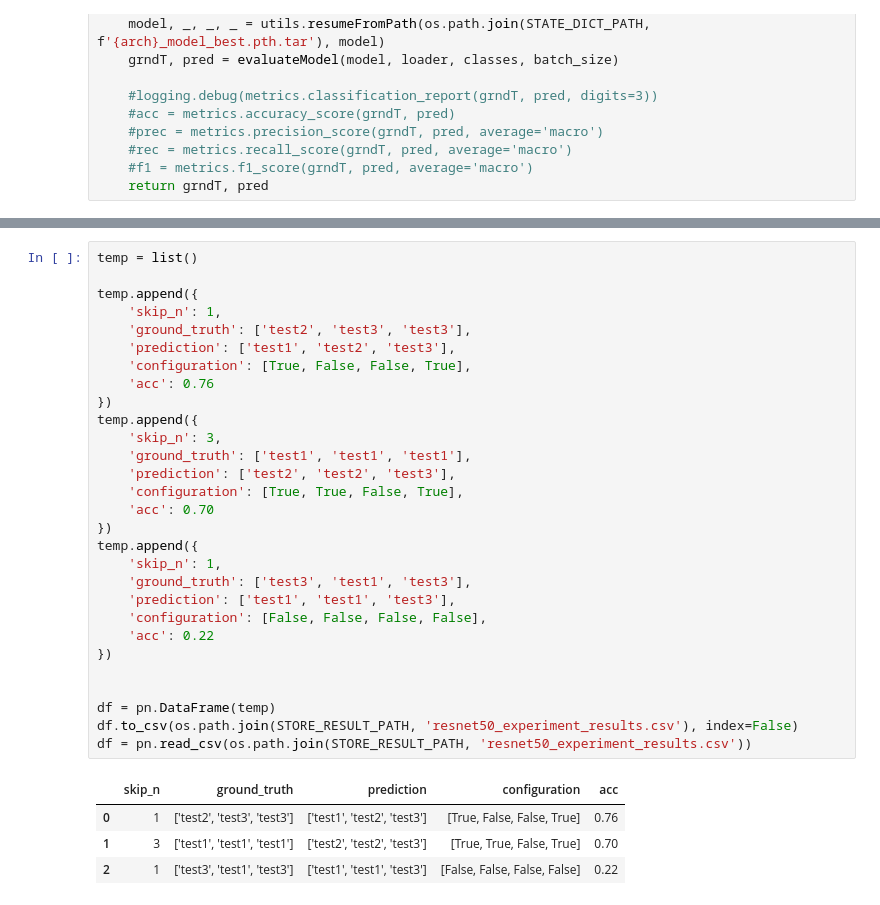
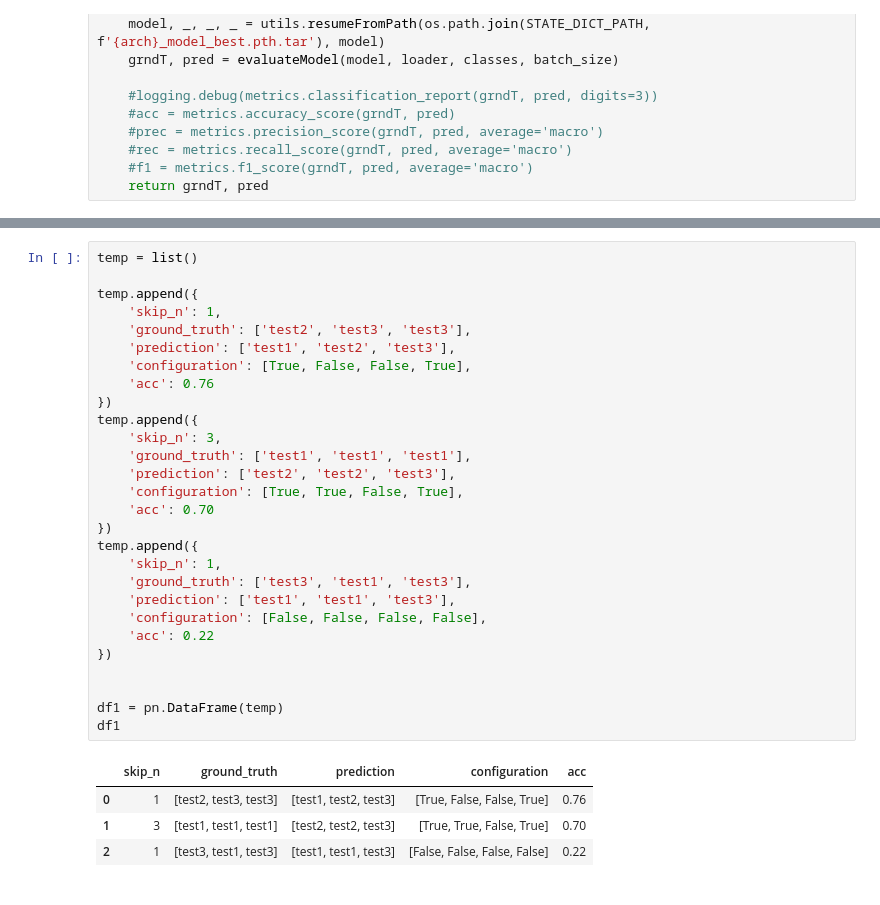
Before and after one commit to a-luengen/anytimeDnn, a Jupyter notebook: experiments/test.ipynb, the cells around one changed output, grey strips where cells are left out. Drawn from its saved outputs; the diff is of its cells as text.

```diff
--- a/experiments/test.ipynb
+++ b/experiments/test.ipynb
@@ -115,34 +100,33 @@ KeyboardInterrupt:
 # %%
 temp = list()
 
 temp.append({
     'skip_n': 1,
     'ground_truth': ['test2', 'test3', 'test3'],
     'prediction': ['test1', 'test2', 'test3'],
     'configuration': [True, False, False, True],
     'acc': 0.76
 })
 temp.append({
     'skip_n': 3,
     'ground_truth': ['test1', 'test1', 'test1'],
     'prediction': ['test2', 'test2', 'test3'],
     'configuration': [True, True, False, True],
     'acc': 0.70
 })
 temp.append({
     'skip_n': 1,
     'ground_truth': ['test3', 'test1', 'test3'],
     'prediction': ['test1', 'test1', 'test3'],
     'configuration': [False, False, False, False],
     'acc': 0.22
 })
 
 
-df = pn.DataFrame(temp)
-df.to_csv(os.path.join(STORE_RESULT_PATH, 'resnet50_experiment_results.csv'), index=False)
-df = pn.read_csv(os.path.join(STORE_RESULT_PATH, 'resnet50_experiment_results.csv'))
+df1 = pn.DataFrame(temp)
+df1
 # %% [output]
 |  | skip_n | ground_truth | prediction | configuration | acc |
-| 0 | 1 | ['test2', 'test3', 'test3'] | ['test1', 'test2', 'test3'] | [True, False, False, True] | 0.76 |
-| 1 | 3 | ['test1', 'test1', 'test1'] | ['test2', 'test2', 'test3'] | [True, True, False, True] | 0.70 |
-| 2 | 1 | ['test3', 'test1', 'test3'] | ['test1', 'test1', 'test3'] | [False, False, False, False] | 0.22 |
+| 0 | 1 | [test2, test3, test3] | [test1, test2, test3] | [True, False, False, True] | 0.76 |
+| 1 | 3 | [test1, test1, test1] | [test2, test2, test3] | [True, True, False, True] | 0.70 |
+| 2 | 1 | [test3, test1, test3] | [test1, test1, test3] | [False, False, False, False] | 0.22 |
```
Also changed, not shown: parts of 5 cells of this notebook, 1 other file.
